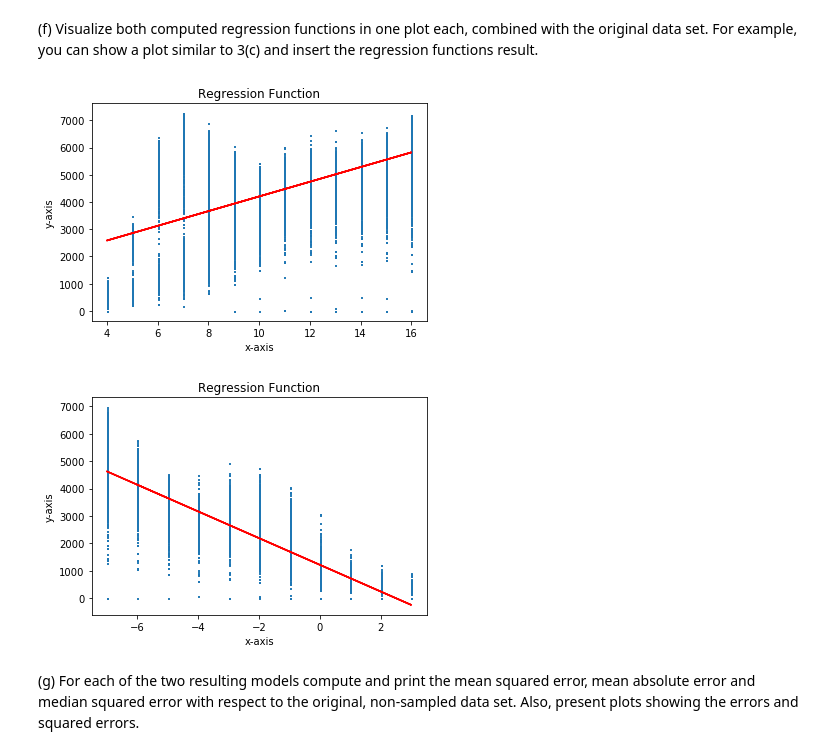
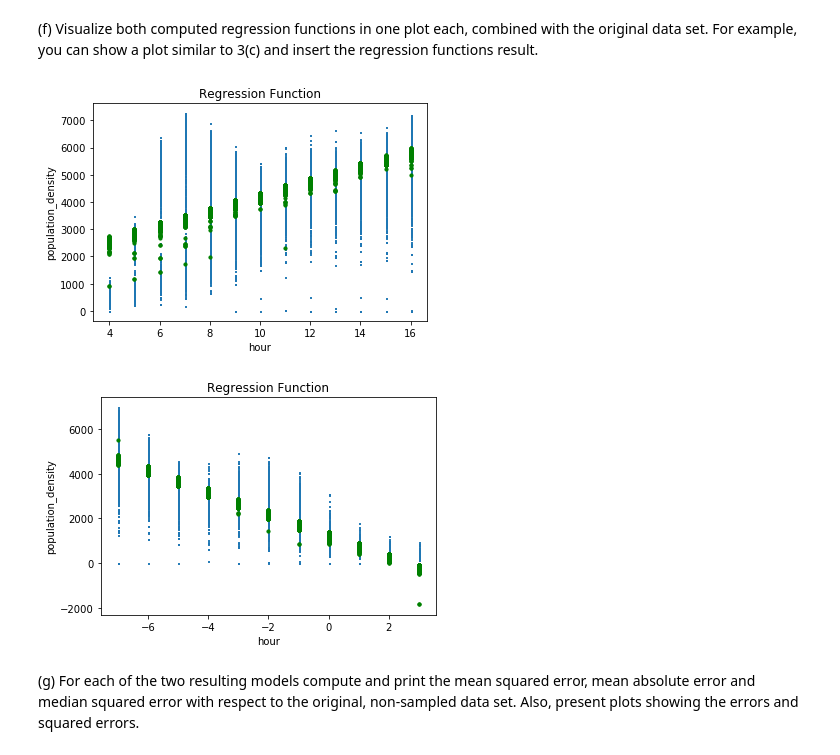
Before and after one commit to janhaa/data-science-ws1920, a Jupyter notebook: assignment1/IDS_Assignment_Part1.ipynb, the cells around one changed output. Drawn from its saved outputs; the diff is of its cells as text; code cells hidden in the pictures.

```diff
--- a/assignment1/IDS_Assignment_Part1.ipynb
+++ b/assignment1/IDS_Assignment_Part1.ipynb
@@ -237,0 +287,14 @@ Explanation:
+# %%
+data["holiday"] = data["holiday"].astype("category")
+print("holiday mapping:")
+print(data["holiday"].cat.categories)
+
+# convert all categorical columns to their codes
+cat_columns = data.select_dtypes(['category']).columns
+data[cat_columns] = data[cat_columns].apply(lambda x: x.cat.codes)
+
+# one-hot encoding
+#one_hot_holidays = pd.get_dummies(data['holiday'],prefix="holiday")
+#data = pd.concat([data, one_hot_holidays], axis=1)
+#data.drop(['holiday'],axis=1, inplace=True)
+#print(data.loc[data['holiday'] != 7])
@@ -310,38 +370,40 @@ Explanation:
 # Your code:
 from sklearn.linear_model import LinearRegression
 
-# train the classifiers
-modelA = LinearRegression().fit(RegA[['date_time']], RegA[['population_density']])
-modelB = LinearRegression().fit(RegB[['date_time']], RegB[['population_density']])
+# train the classifiers'
+XA = RegA.drop(columns=['population_density'])
+modelA = LinearRegression().fit(XA, RegA['population_density'])
+XB = RegB.drop(columns=['population_density'])
+modelB = LinearRegression().fit(XB, RegB['population_density'])
 
 # use the trained classifier to make prediction
-y_predA = modelA.predict(RegA[['date_time']])
-y_predB = modelB.predict(RegB[['date_time']])
+y_predA = modelA.predict(XA)
+y_predB = modelB.predict(XB)
 # %% [markdown]
 (f) Visualize both computed regression functions in one plot each, combined with the original data set. For example, you can show a plot similar to 3(c) and insert the regression functions result.
 # %%
 # visualize original data points
 plt.scatter(RegA[['date_time']], RegA[['population_density']], marker = "s", s = 1)
 
 # visualize regression function
-plt.plot(RegA[['date_time']], y_predA, color="r")
-plt.xlabel('x-axis')
-plt.ylabel('y-axis')
+plt.scatter(XA['date_time'], y_predA, color="g", s = 10)
+plt.xlabel('hour')
+plt.ylabel('population_density')
 plt.title('Regression Function')
 plt.show()
 
 # visualize original data points
 plt.scatter(RegB[['date_time']], RegB[['population_density']], marker = "s", s = 1)
 
 # visualize regression function
-plt.plot(RegB[['date_time']], y_predB, color="r")
-plt.xlabel('x-axis')
-plt.ylabel('y-axis')
+plt.scatter(XB['date_time'], y_predB, color="g", s = 10)
+plt.xlabel('hour')
+plt.ylabel('population_density')
 plt.title('Regression Function')
 plt.show()
 # %% [output]
-[figure, old version]
+[figure, new version]
-[figure, old version]
+[figure, new version]
 # %% [markdown]
    (g) For each of the two resulting models compute and print the mean squared error, mean absolute error and median squared error with respect to the original, non-sampled data set. Also, present plots showing the errors and squared errors.
 # %%
```
Also changed, not shown: parts of 29 cells of this notebook, 4 other files.
